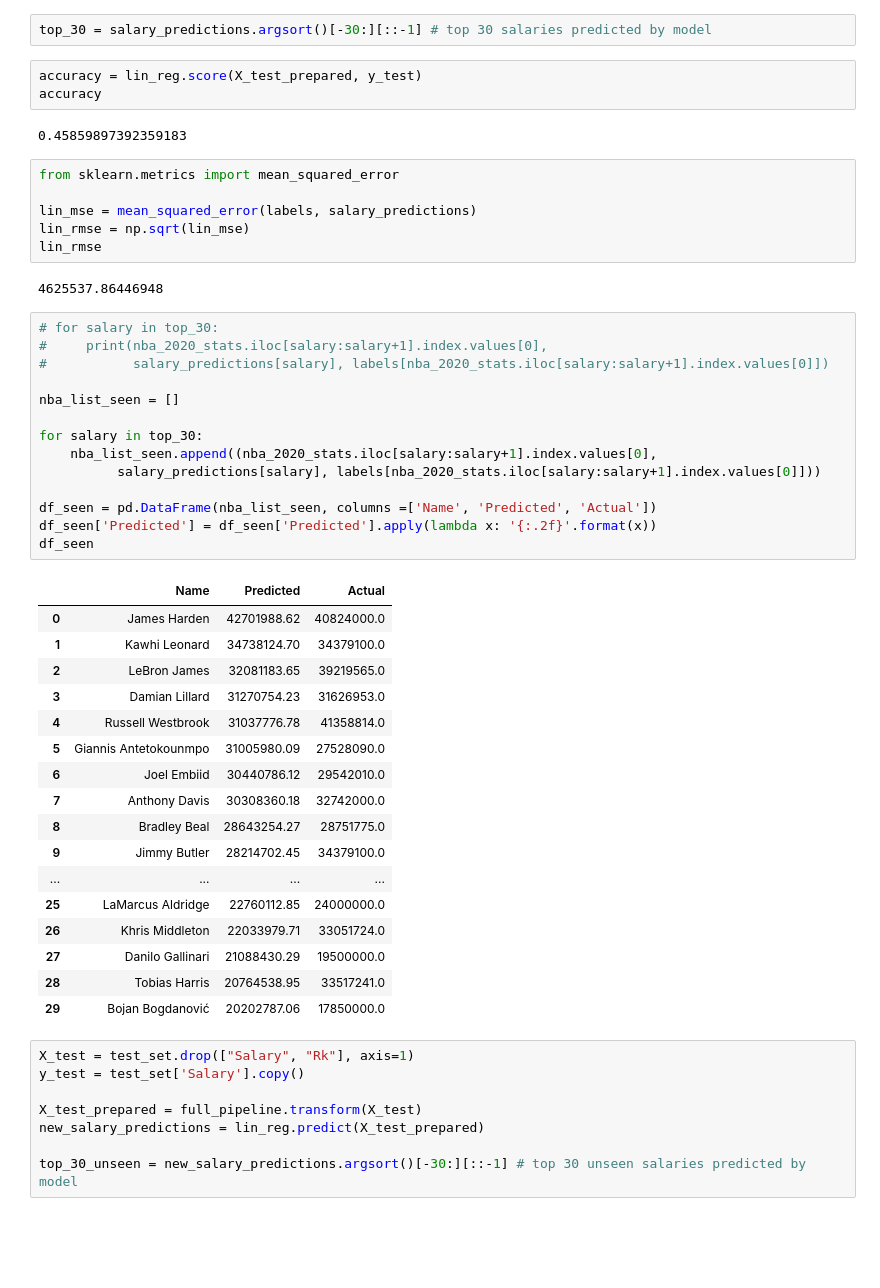
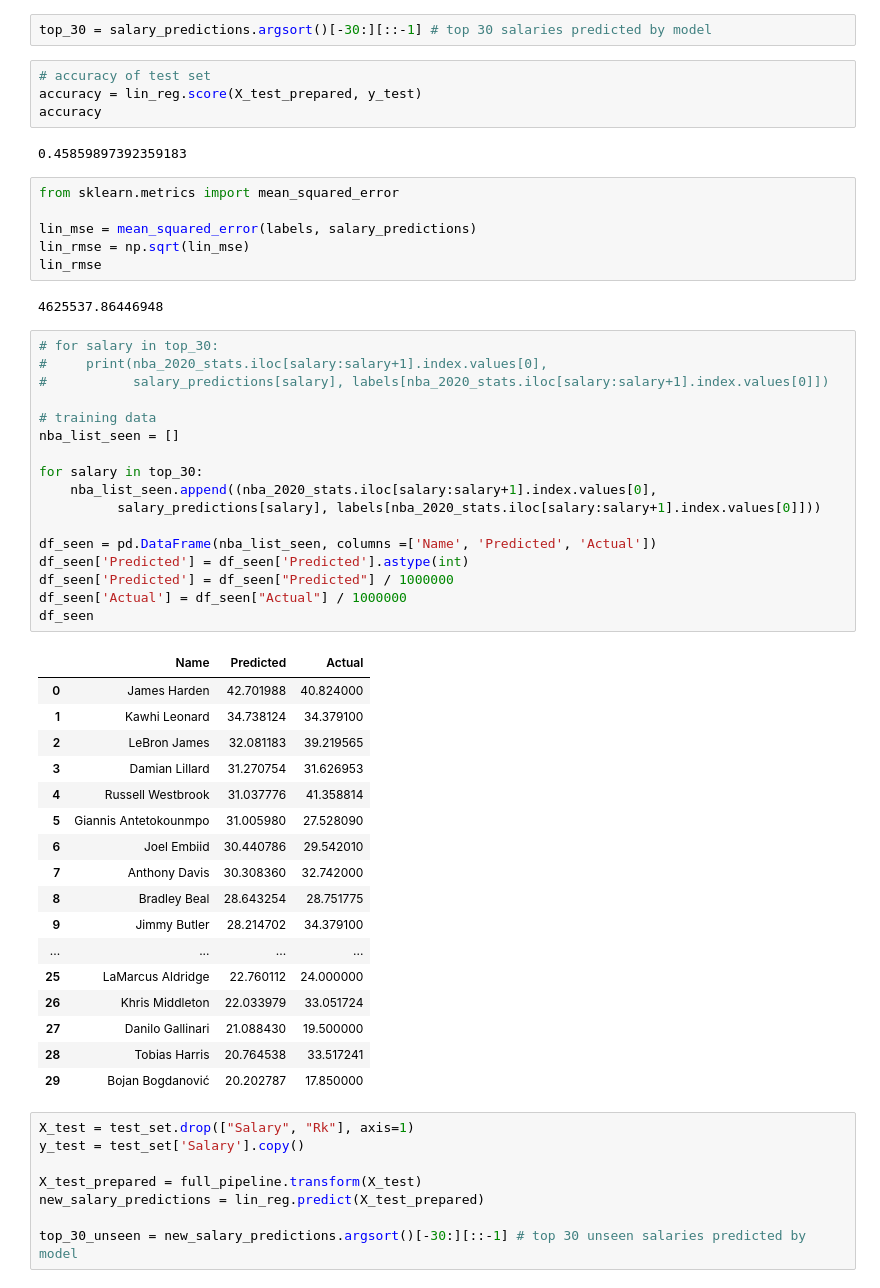
Before and after one commit to MatthewJin11/random_projects, a Jupyter notebook: NBA Salary Regression.ipynb, the cells around one changed output. Cells and saved outputs as stored; diff of their text form; blank space fills up the shorter version.

```diff
--- a/NBA Salary Regression.ipynb
+++ b/NBA Salary Regression.ipynb
@@ -385,6 +385,7 @@ np.argmax(salary_predictions) # James Harden
 # %%
 top_30 = salary_predictions.argsort()[-30:][::-1] # top 30 salaries predicted by model
 # %%
+# accuracy of test set
 accuracy = lin_reg.score(X_test_prepared, y_test)
 accuracy
 # %% [output]
@@ -400,35 +401,38 @@ lin_rmse
 # %%
 # for salary in top_30:
 #     print(nba_2020_stats.iloc[salary:salary+1].index.values[0],
 #           salary_predictions[salary], labels[nba_2020_stats.iloc[salary:salary+1].index.values[0]])
 
+# training data
 nba_list_seen = []
 
 for salary in top_30:
     nba_list_seen.append((nba_2020_stats.iloc[salary:salary+1].index.values[0],
           salary_predictions[salary], labels[nba_2020_stats.iloc[salary:salary+1].index.values[0]]))
 
 df_seen = pd.DataFrame(nba_list_seen, columns =['Name', 'Predicted', 'Actual'])
-df_seen['Predicted'] = df_seen['Predicted'].apply(lambda x: '{:.2f}'.format(x))
+df_seen['Predicted'] = df_seen['Predicted'].astype(int)
+df_seen['Predicted'] = df_seen["Predicted"] / 1000000
+df_seen['Actual'] = df_seen["Actual"] / 1000000
 df_seen
 # %% [output]
 |  | Name | Predicted | Actual |
-| 0 | James Harden | 42701988.62 | 40824000.0 |
-| 1 | Kawhi Leonard | 34738124.70 | 34379100.0 |
-| 2 | LeBron James | 32081183.65 | 39219565.0 |
-| 3 | Damian Lillard | 31270754.23 | 31626953.0 |
-| 4 | Russell Westbrook | 31037776.78 | 41358814.0 |
-| 5 | Giannis Antetokounmpo | 31005980.09 | 27528090.0 |
-| 6 | Joel Embiid | 30440786.12 | 29542010.0 |
-| 7 | Anthony Davis | 30308360.18 | 32742000.0 |
-| 8 | Bradley Beal | 28643254.27 | 28751775.0 |
-| 9 | Jimmy Butler | 28214702.45 | 34379100.0 |
+| 0 | James Harden | 42.701988 | 40.824000 |
+| 1 | Kawhi Leonard | 34.738124 | 34.379100 |
+| 2 | LeBron James | 32.081183 | 39.219565 |
+| 3 | Damian Lillard | 31.270754 | 31.626953 |
+| 4 | Russell Westbrook | 31.037776 | 41.358814 |
+| 5 | Giannis Antetokounmpo | 31.005980 | 27.528090 |
+| 6 | Joel Embiid | 30.440786 | 29.542010 |
+| 7 | Anthony Davis | 30.308360 | 32.742000 |
+| 8 | Bradley Beal | 28.643254 | 28.751775 |
+| 9 | Jimmy Butler | 28.214702 | 34.379100 |
 | ... | ... | ... | ... |
-| 25 | LaMarcus Aldridge | 22760112.85 | 24000000.0 |
-| 26 | Khris Middleton | 22033979.71 | 33051724.0 |
-| 27 | Danilo Gallinari | 21088430.29 | 19500000.0 |
-| 28 | Tobias Harris | 20764538.95 | 33517241.0 |
-| 29 | Bojan Bogdanović | 20202787.06 | 17850000.0 |
+| 25 | LaMarcus Aldridge | 22.760112 | 24.000000 |
+| 26 | Khris Middleton | 22.033979 | 33.051724 |
+| 27 | Danilo Gallinari | 21.088430 | 19.500000 |
+| 28 | Tobias Harris | 20.764538 | 33.517241 |
+| 29 | Bojan Bogdanović | 20.202787 | 17.850000 |
 # %%
 X_test = test_set.drop(["Salary", "Rk"], axis=1)
 y_test = test_set['Salary'].copy()
```
Also changed, not shown: parts of 3 cells of this notebook.
